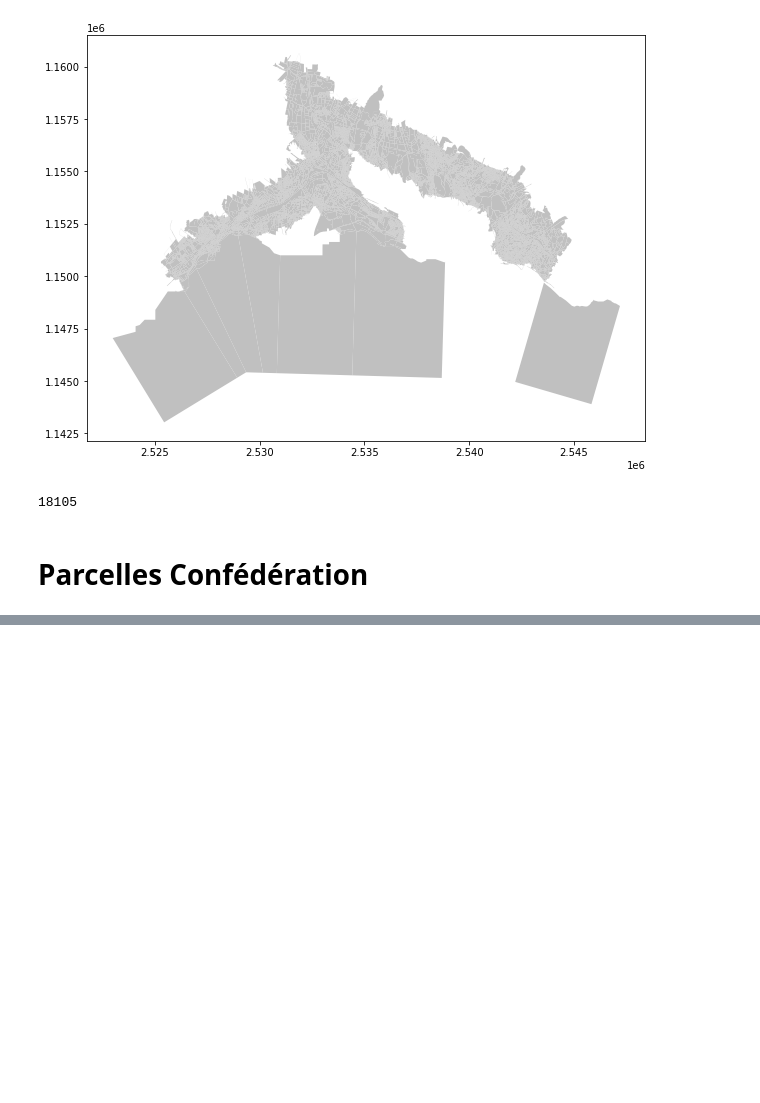
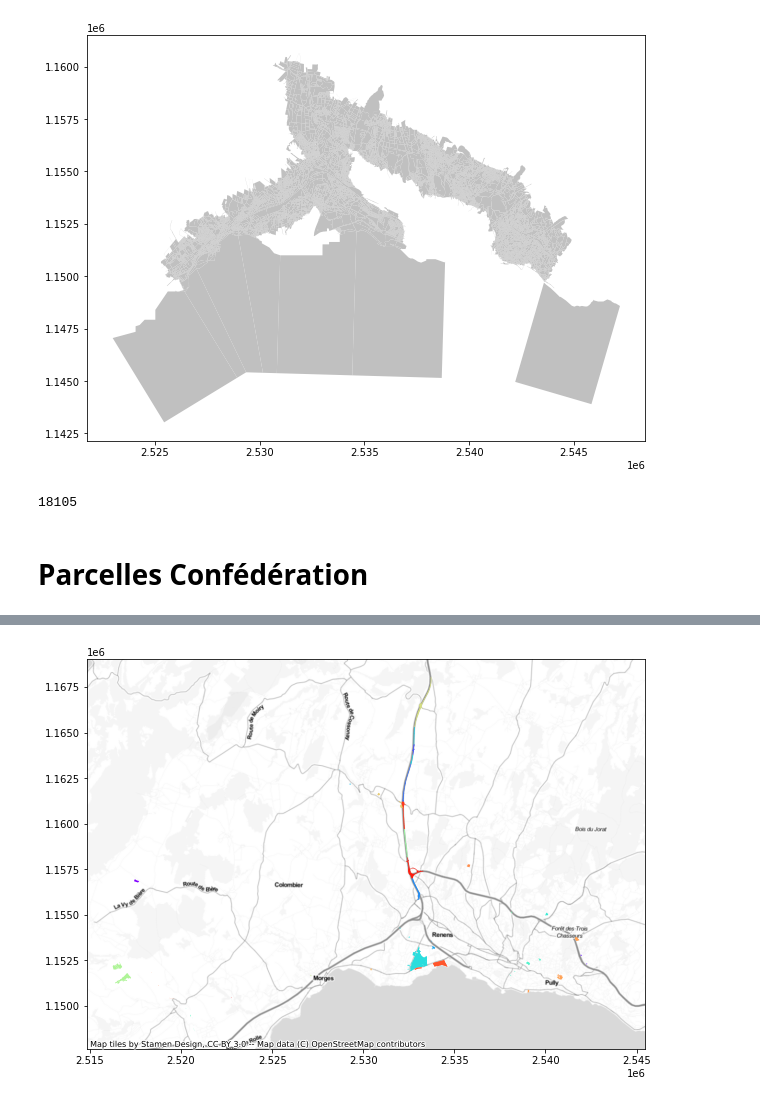
Before and after one commit to gowitz/goulet, a Jupyter notebook: notebook/goulet.ipynb, the cells around one changed output, grey strips where cells are left out. Cells and saved outputs as stored; diff of their text form; code cells hidden in the pictures; blank space fills up the shorter version.

```diff
--- a/notebook/goulet.ipynb
+++ b/notebook/goulet.ipynb
@@ -188,0 +175,18 @@ parcelles_conf_pot.plot(figsize=(10,10), cmap='rainbow')
+# %%
+file_parcelles_conf_pot = '../data/parcelles_conf_pot.csv'
+parcelles_conf_pot_data = pd.read_csv(file_parcelles_conf_pot)
+# %%
+parcelles_conf_pot = gpd.GeoDataFrame(parcelles_conf_pot_data)
+parcelles_conf_pot['geometry'] = None
+parcelles_conf_pot = parcelles_conf_pot.set_crs(crs=2056)
+parcelles_conf_pot = parcelles_conf_pot.drop(['geometry'], axis=1)
+
+parcelles_geom = parcelles[['IDEX2000', 'geometry']]
+parcelles_conf_pot = pd.merge(parcelles_conf_pot, parcelles_geom, how='left', on='IDEX2000')
+# %%
+import contextily as cx
+fig, ax = plt.subplots(figsize=(10,10))
+parcelles_conf_pot.plot(ax=ax, cmap='rainbow', column='nom_commune')
+cx.add_basemap(ax=ax, crs=parcelles_conf_pot.crs.to_string(), source=cx.providers.Stamen.TonerLite)
+# %% [output]
+[figure, added]
```
Also changed, not shown: parts of 11 cells of this notebook, 1 other file.
